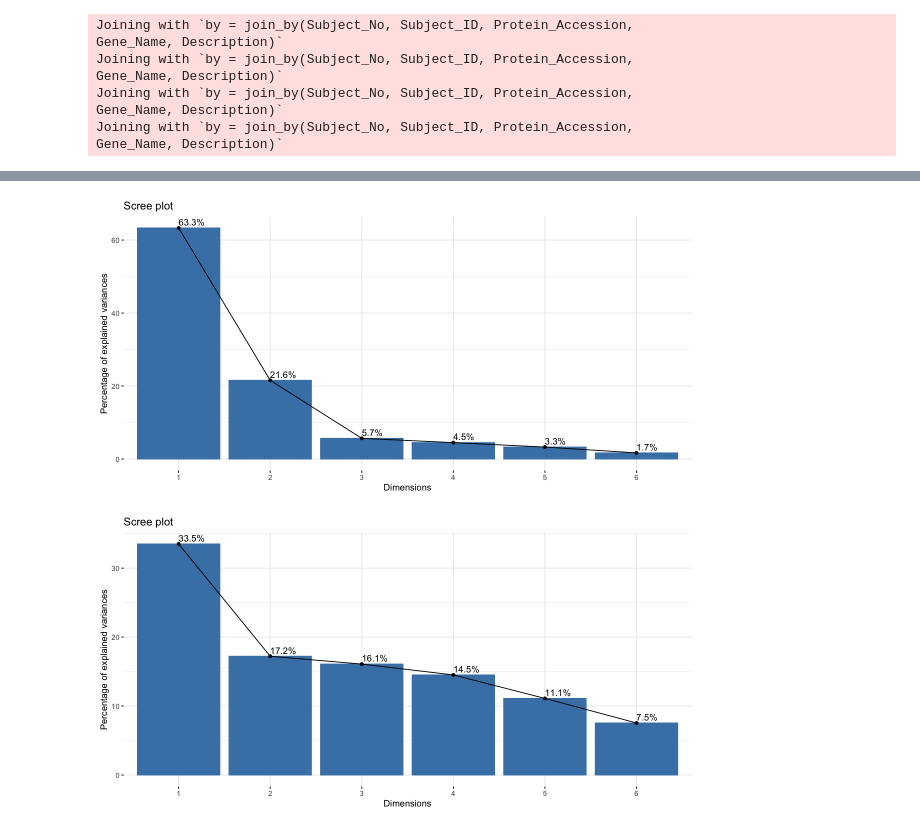
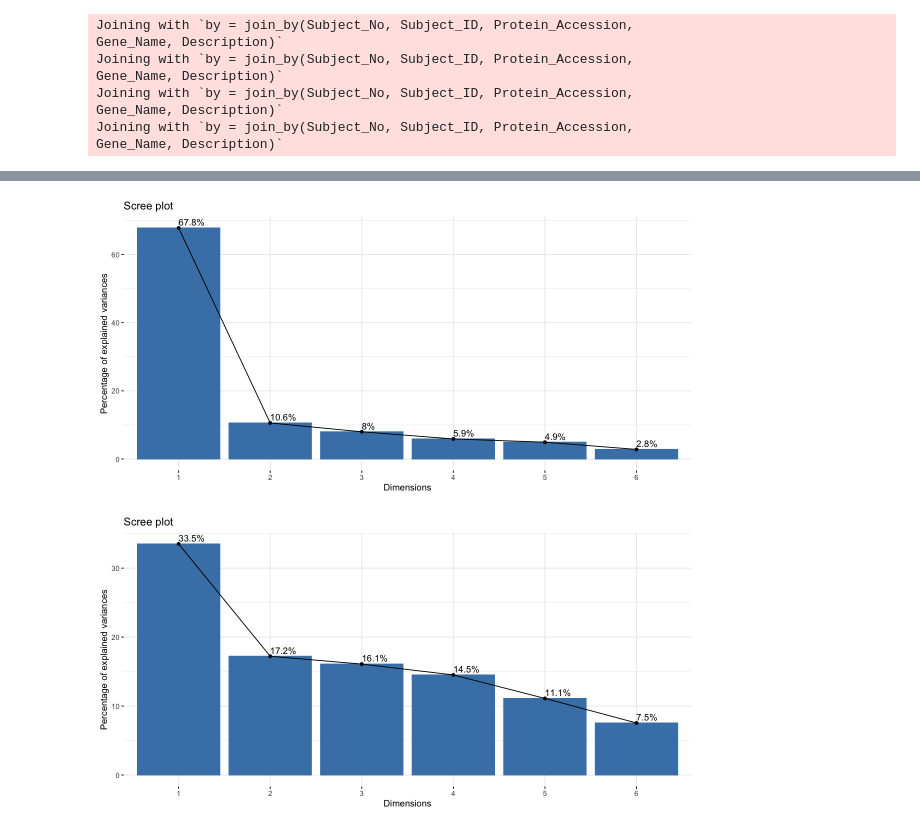
Before and after one commit to UNC-CEMALB/Burn-pit-smoke-condensate-mediated-toxicity-in-human-airway-epithelial-cells-, a Jupyter notebook: 3. Biomarker Cluster Analysis/Redo.ipynb, the cells around one changed output, grey strips where cells are left out. Drawn from its saved outputs; the diff is of its cells as text; code cells hidden in the pictures.

```diff
--- a/3. Biomarker Cluster Analysis/Redo.ipynb
+++ b/3. Biomarker Cluster Analysis/Redo.ipynb
@@ -193,10 +193,12 @@ get_protein_FC_df = function(experimental_df, control_df){
         select(-c("Intensity", "Burn_Condition", "Condensate", "Concentration"))
 
     combined_df = inner_join(trans_experimental_df, trans_control_df) %>%
-        mutate(FC = E_Intensity_pslog2 - C_Intensity_pslog2, Burn_Condition = unique(experimental_df$Burn_Condition))
+        mutate(FC = E_Intensity_pslog2 - C_Intensity_pslog2,
+               Burn_Condition = unique(experimental_df$Burn_Condition),
+               Time_Point = NA)
 
     # reordering and removing some cols
-    final_df = combined_df[,c(2,3,11,6,7,10)]
+    final_df = combined_df[,c(2,3,11,6,7,12,10)]
 
     return(final_df)
 }
@@ -226,7 +228,7 @@ wider_FC_mRNA_df = data.frame(Biomarker = "mRNA", rbind(f_1_24_mRNA_df, f_1_72_m
     unite("SampleID", c(colnames(mRNA_df)[c(6,2:5)]), remove = FALSE) %>%
     pivot_wider(names_from = "Subject_ID", values_from = "FC") %>%
     # removing an outlier sample
-    #filter(SampleID != "MCP1_C_F_25_72") %>%
+    filter(SampleID != "MCP1_C_F_25_72") %>%
     column_to_rownames(var = "SampleID") %>%
     # keeping sig mRNAs only
     filter(mRNA %in% sig_mRNAs)
@@ -266,14 +268,14 @@ A data.frame: 6 × 11
 # %%
 # running pca
 mRNA_pca = prcomp(wider_FC_mRNA_df[,7:12], center = TRUE)
-protein_pca = prcomp(wider_FC_protein_df[,6:11], center = TRUE)
+protein_pca = prcomp(wider_FC_protein_df[,7:12], center = TRUE)
 
 # looking a scree plot to see how much of the variance was captured in first 2 eigenvectors
 options(repr.plot.width = 10, repr.plot.height = 5) #changing size
 fviz_eig(mRNA_pca, addlabels = TRUE)
 fviz_eig(protein_pca, addlabels = TRUE)
 # %% [output]
-[figure, old version]
+[figure, new version]
 [figure]
 # %%
 # creating 1 df with eigenvectors, pslog2 values, condensate, burn condition data
```
Also changed, not shown: parts of 4 cells of this notebook.
